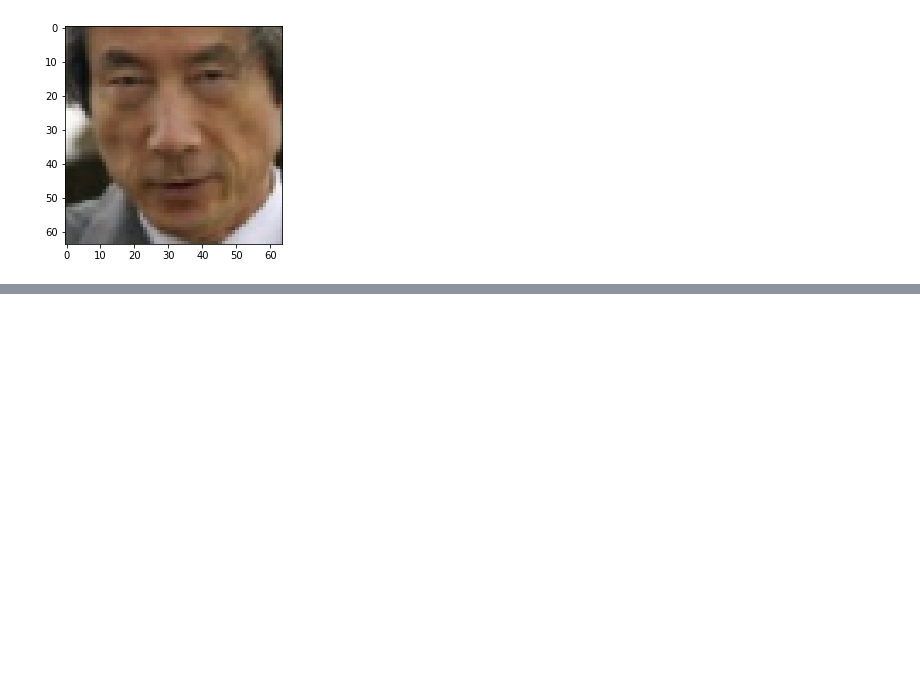
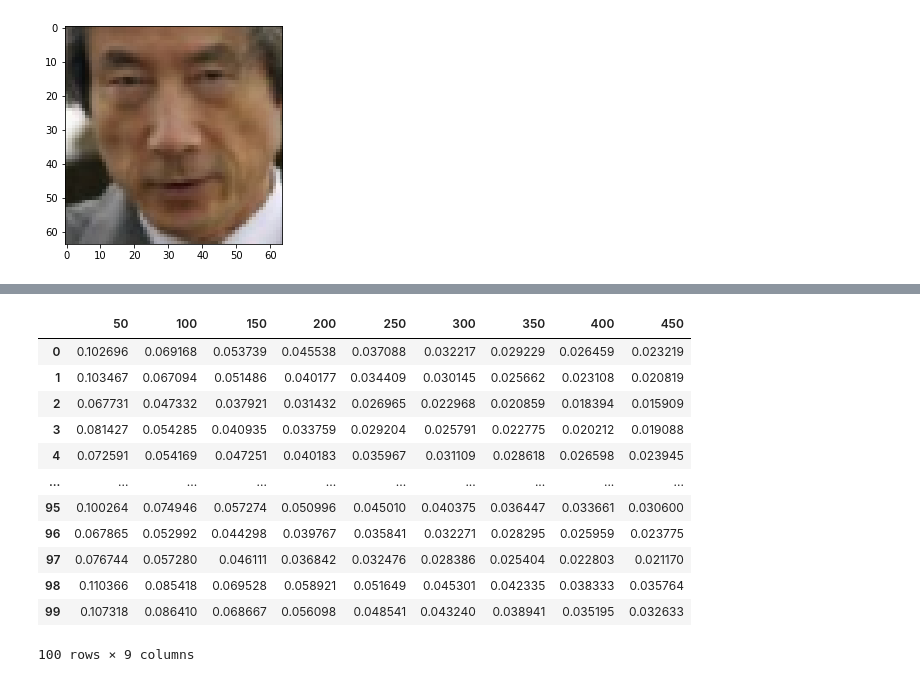
Before and after one commit to PrathamRawat/eigenfaces, a Jupyter notebook: code/eigenface_optimization.ipynb, the cells around one changed output, grey strips where cells are left out. Saved outputs shown, nothing was run; the diff lists cells and outputs as text; code cells hidden in the pictures; blank space fills up the shorter version.

```diff
--- a/code/eigenface_optimization.ipynb
+++ b/code/eigenface_optimization.ipynb
@@ -86,0 +93,17 @@ Finished Eigenfaces
+# %%
+accuracy_df = pd.DataFrame.from_dict(accuracies)
+accuracy_df
+# %% [output]
+|  | 50 | 100 | 150 | 200 | 250 | 300 | 350 | 400 | 450 |
+| 0 | 0.102696 | 0.069168 | 0.053739 | 0.045538 | 0.037088 | 0.032217 | 0.029229 | 0.026459 | 0.023219 |
+| 1 | 0.103467 | 0.067094 | 0.051486 | 0.040177 | 0.034409 | 0.030145 | 0.025662 | 0.023108 | 0.020819 |
+| 2 | 0.067731 | 0.047332 | 0.037921 | 0.031432 | 0.026965 | 0.022968 | 0.020859 | 0.018394 | 0.015909 |
+| 3 | 0.081427 | 0.054285 | 0.040935 | 0.033759 | 0.029204 | 0.025791 | 0.022775 | 0.020212 | 0.019088 |
+| 4 | 0.072591 | 0.054169 | 0.047251 | 0.040183 | 0.035967 | 0.031109 | 0.028618 | 0.026598 | 0.023945 |
+| ... | ... | ... | ... | ... | ... | ... | ... | ... | ... |
+| 95 | 0.100264 | 0.074946 | 0.057274 | 0.050996 | 0.045010 | 0.040375 | 0.036447 | 0.033661 | 0.030600 |
+| 96 | 0.067865 | 0.052992 | 0.044298 | 0.039767 | 0.035841 | 0.032271 | 0.028295 | 0.025959 | 0.023775 |
+| 97 | 0.076744 | 0.057280 | 0.046111 | 0.036842 | 0.032476 | 0.028386 | 0.025404 | 0.022803 | 0.021170 |
+| 98 | 0.110366 | 0.085418 | 0.069528 | 0.058921 | 0.051649 | 0.045301 | 0.042335 | 0.038333 | 0.035764 |
+| 99 | 0.107318 | 0.086410 | 0.068667 | 0.056098 | 0.048541 | 0.043240 | 0.038941 | 0.035195 | 0.032633 |
+100 rows × 9 columns
```
Also changed, not shown: parts of 4 cells of this notebook.
